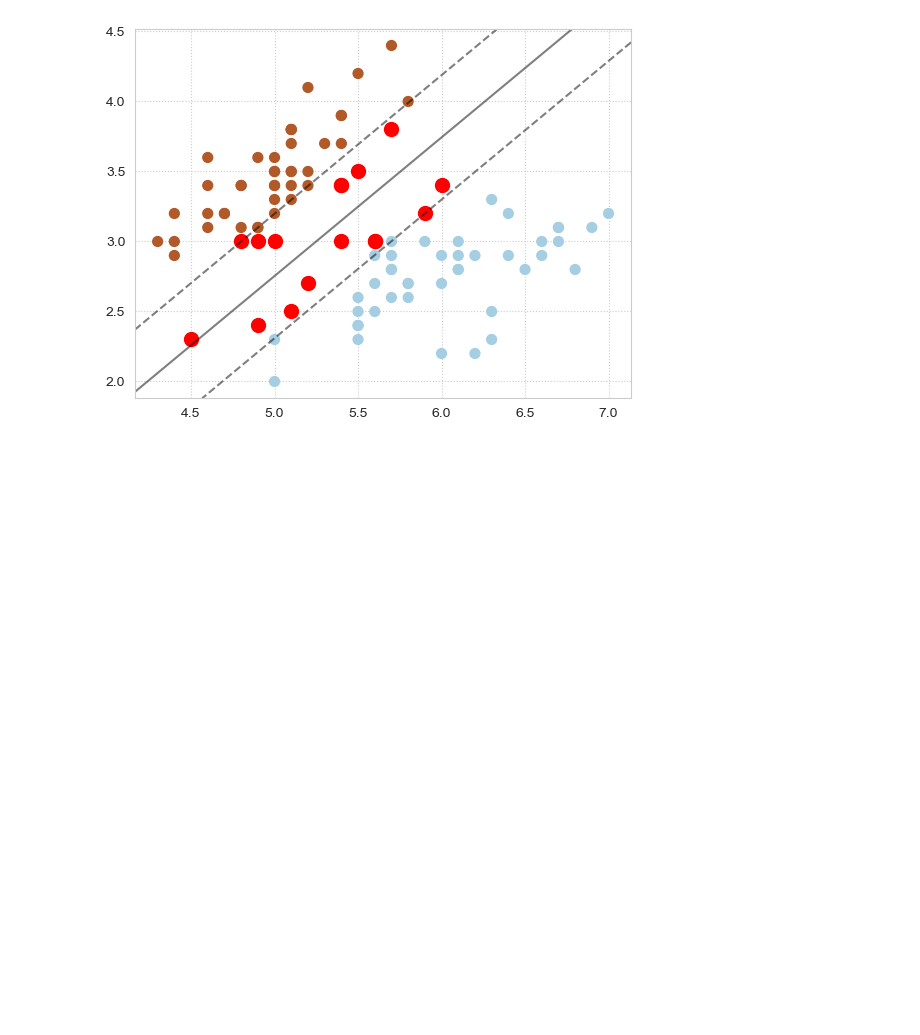
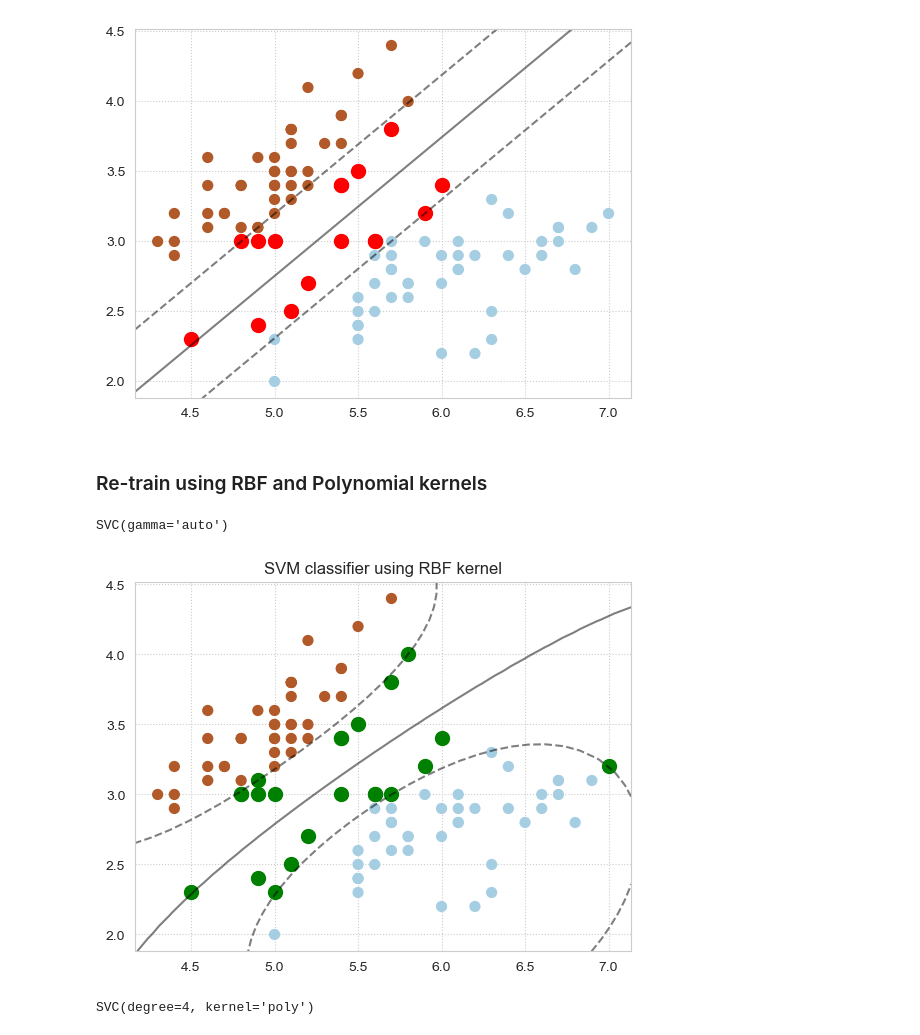
Before and after one commit to faizuddin/ISB46703, a Jupyter notebook: learning/supervised_classification_svm.ipynb, the cells around one changed output. Saved outputs shown, nothing was run; the diff lists cells and outputs as text; code cells hidden in the pictures; blank space fills up the shorter version.

```diff
--- a/learning/supervised_classification_svm.ipynb
+++ b/learning/supervised_classification_svm.ipynb
@@ -253,3 +280,23 @@ plot_svc_decision_function(iris_clf)
 plt.scatter(iris_clf.support_vectors_[:, 0], iris_clf.support_vectors_[:, 1], s=100, facecolors='red');
 # %% [output]
 [figure]
+# %% [markdown]
+### Re-train using RBF and Polynomial kernels
+# %%
+iris_clf = SVC(kernel="rbf", gamma="auto")
+iris_clf.fit(X,y)
+# %% [output]
+SVC(gamma='auto')
+# %%
+# Highlight support vectors
+plt.scatter(X[:, 0], X[:, 1], c=y, s=50, cmap=plt.cm.Paired)
+plot_svc_decision_function(iris_clf)
+plt.scatter(iris_clf.support_vectors_[:, 0], iris_clf.support_vectors_[:, 1], s=100, facecolors='green')
+plt.title("SVM classifier using RBF kernel");
+# %% [output]
+[figure, added]
+# %%
+iris_clf = SVC(kernel="poly", degree=4)
+iris_clf.fit(X,y)
+# %% [output]
+SVC(degree=4, kernel='poly')
```
Also changed, not shown: parts of 8 cells of this notebook, 1 other file.
